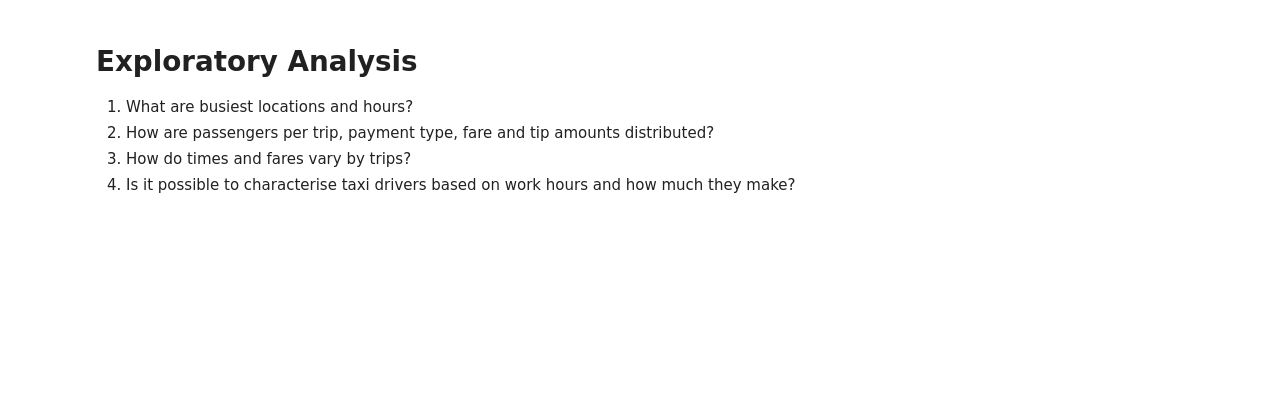
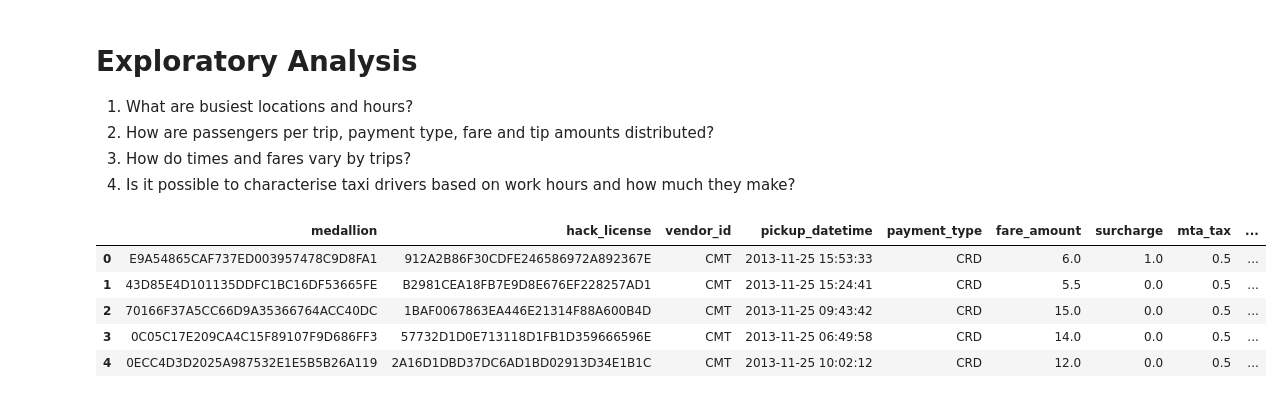
Before and after one commit to benmurphy97/nyc-taxi-cab, a Jupyter notebook: data_exploration.ipynb, the cells around one changed output. Cells and saved outputs as stored; diff of their text form; code cells hidden in the pictures; blank space fills up the shorter version.

```diff
--- a/data_exploration.ipynb
+++ b/data_exploration.ipynb
@@ -56,5 +63,7 @@ Index(['medallion', 'hack_license', 'vendor_id', 'rate_code',
        'dropoff_latitude'],
       dtype='object')
 # %%
-trips.memory_usage(deep=True)
+# some columns have leading whitespace so lets remove it
+fares.columns = [i.strip() for i in fares.columns]
+fares.columns
 # %% [output]
@@ -225,3 +320,12 @@ df.shape
 2. How are passengers per trip, payment type, fare and tip amounts distributed?
 3. How do times and fares vary by trips?
 4. Is it possible to characterise taxi drivers based on work hours and how much they make?
+# %%
+fares.head()
+# %% [output]
+|  | medallion | hack_license | vendor_id | pickup_datetime | payment_type | fare_amount | surcharge | mta_tax | ... |
+| 0 | E9A54865CAF737ED003957478C9D8FA1 | 912A2B86F30CDFE246586972A892367E | CMT | 2013-11-25 15:53:33 | CRD | 6.0 | 1.0 | 0.5 | ... |
+| 1 | 43D85E4D101135DDFC1BC16DF53665FE | B2981CEA18FB7E9D8E676EF228257AD1 | CMT | 2013-11-25 15:24:41 | CRD | 5.5 | 0.0 | 0.5 | ... |
+| 2 | 70166F37A5CC66D9A35366764ACC40DC | 1BAF0067863EA446E21314F88A600B4D | CMT | 2013-11-25 09:43:42 | CRD | 15.0 | 0.0 | 0.5 | ... |
+| 3 | 0C05C17E209CA4C15F89107F9D686FF3 | 57732D1D0E713118D1FB1D359666596E | CMT | 2013-11-25 06:49:58 | CRD | 14.0 | 0.0 | 0.5 | ... |
+| 4 | 0ECC4D3D2025A987532E1E5B5B26A119 | 2A16D1DBD37DC6AD1BD02913D34E1B1C | CMT | 2013-11-25 10:02:12 | CRD | 12.0 | 0.0 | 0.5 | ... |
```
Also changed, not shown: parts of 11 cells of this notebook.
